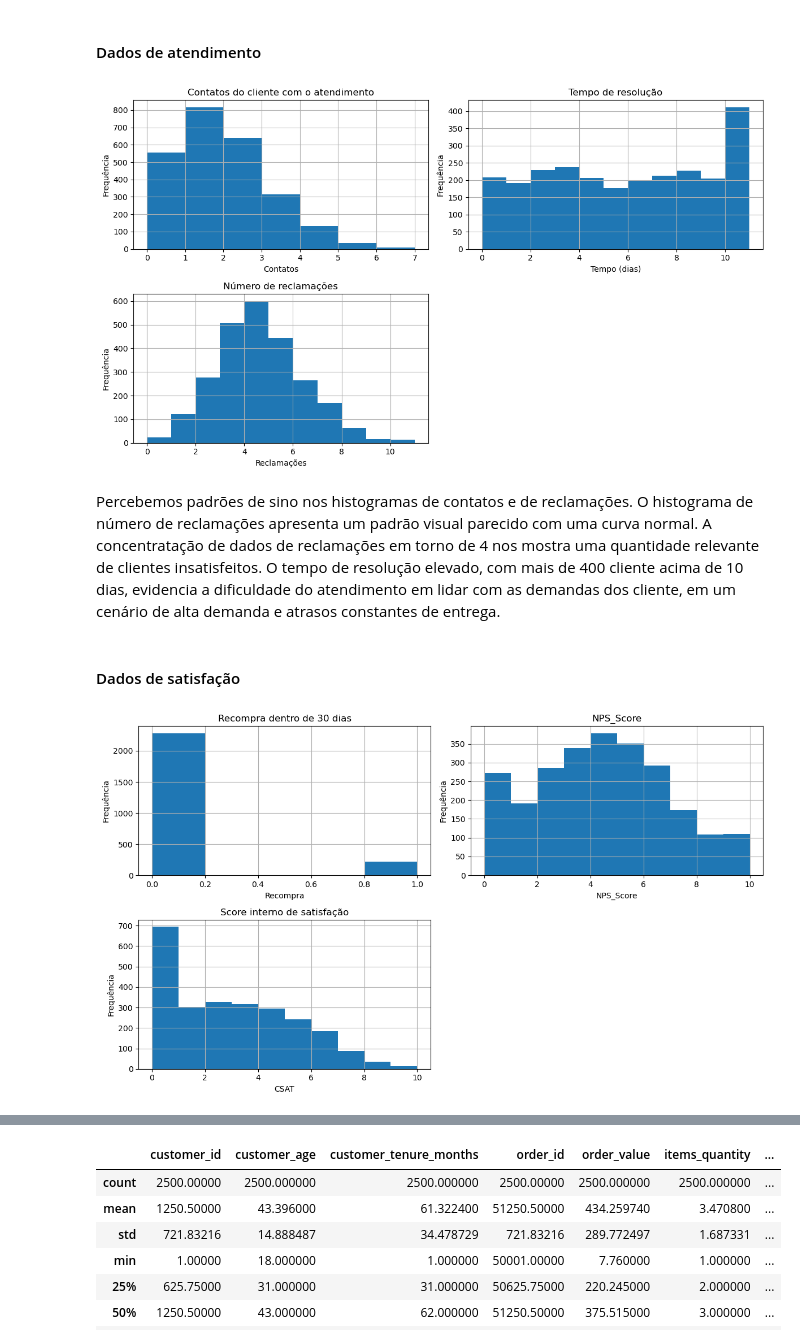
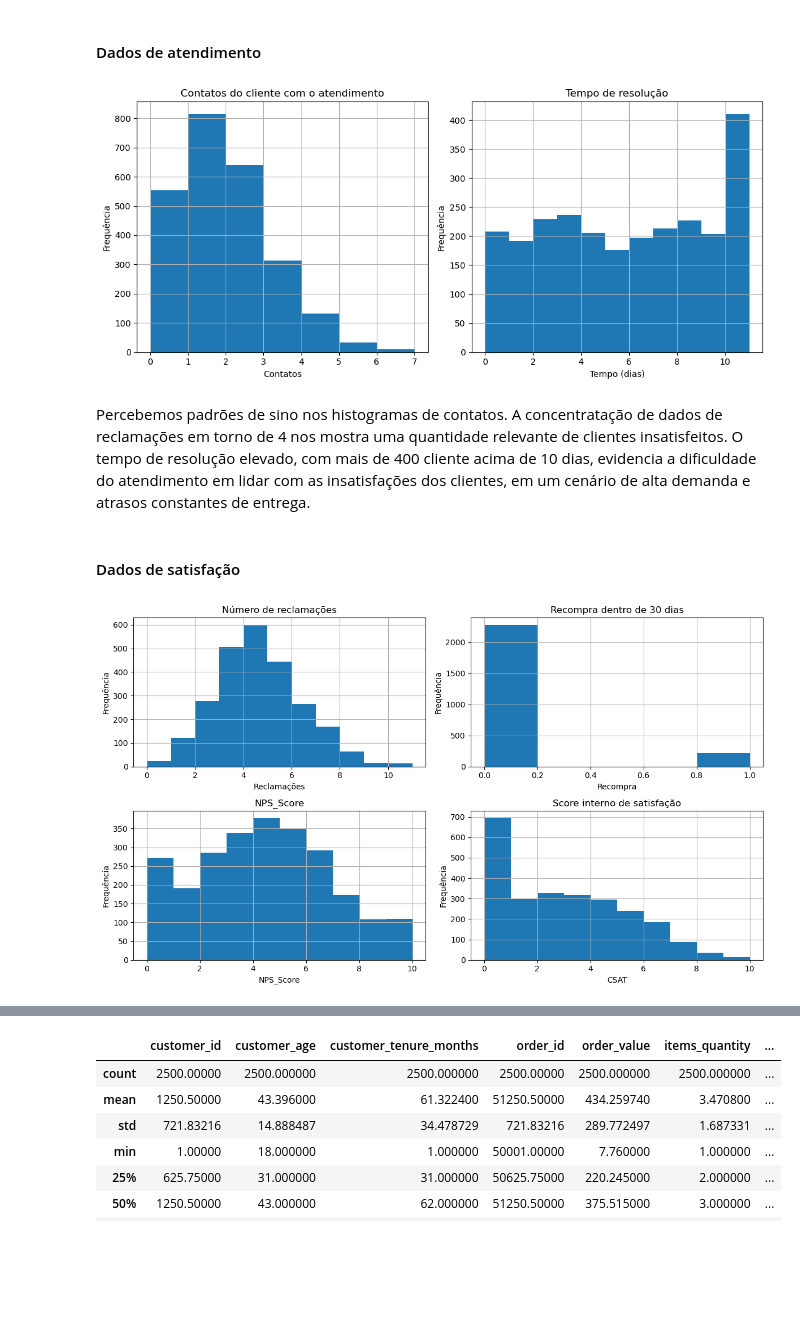
Before and after one commit to 1IAST-G29/TechChallenge-Fase1, a Jupyter notebook: notebooks/tech-challenge.ipynb, the cells around one changed output, grey strips where cells are left out. Drawn from its saved outputs; the diff is of its cells as text; code cells hidden in the pictures; blank space fills up the shorter version.

Commit message:
Versão final do notebook para entrega. Revisem para ver se falta algo

```diff
--- a/notebooks/tech-challenge.ipynb
+++ b/notebooks/tech-challenge.ipynb
@@ -254,66 +257,64 @@ O histograma de entrega mostra 3 barras quase idênticas, o que evidencia que a
 #### Dados de atendimento
 # %%
 #Grades do plot em duas linhas e duas colunas
-fig, axs = plt.subplots(2, 2, figsize=(12, 7))
+fig, axs = plt.subplots(1, 2, figsize=(11, 5))
 
-# Gráfico 11, contendo o histograma do nº de contatos do cliente com o atendimento
-df['customer_service_contacts'].hist(bins=7, ax = axs[0,0])
-axs[0,0].set_xlabel('Contatos')
-axs[0,0].set_ylabel('Frequência')
-axs[0,0].set_title('Contatos do cliente com o atendimento')
-axs[0,0].grid(True)
+# Gráfico 12, contendo o histograma do nº de contatos do cliente com o atendimento
+df['customer_service_contacts'].hist(bins=7, ax = axs[0])
+axs[0].set_xlabel('Contatos')
+axs[0].set_ylabel('Frequência')
+axs[0].set_title('Contatos do cliente com o atendimento')
+axs[0].grid(True)
 
-# Gráfico 12, contendo o histograma dos dias que demoram para a resolução das demandas dos clientes
-df['resolution_time_days'].hist(bins=11, ax = axs[0,1])
-axs[0,1].set_xlabel('Tempo (dias)')
-axs[0,1].set_ylabel('Frequência')
-axs[0,1].set_title('Tempo de resolução')
-axs[0,1].grid(True)
+# Gráfico 13, contendo o histograma dos dias que demoram para a resolução das demandas dos clientes
+df['resolution_time_days'].hist(bins=11, ax = axs[1])
+axs[1].set_xlabel('Tempo (dias)')
+axs[1].set_ylabel('Frequência')
+axs[1].set_title('Tempo de resolução')
+axs[1].grid(True)
 
-# Gráfico 13, contendo o histograma do número de reclamações
-df['complaints_count'].hist(bins=11, ax = axs[1,0])
-axs[1,0].set_xlabel('Reclamações')
-axs[1,0].set_ylabel('Frequência')
-axs[1,0].set_title('Número de reclamações')
-axs[1,0].grid(True)
-
-axs[1,1].axis('off')
 plt.tight_layout()
 plt.show()
 # %% [output]
-[figure, old version]
+[figure, new version]
 # %% [markdown]
-Percebemos padrões de sino nos histogramas de contatos e de reclamações. O histograma de número de reclamações apresenta um padrão visual parecido com uma curva normal. A concentratação de dados de reclamações em torno de 4 nos mostra uma quantidade relevante de clientes insatisfeitos. O tempo de resolução elevado, com mais de 400 cliente acima de 10 dias, evidencia a dificuldade do atendimento em lidar com as demandas dos cliente, em um cenário de alta demanda e atrasos constantes de entrega.
+Percebemos padrões de sino nos histogramas de contatos. A concentratação de dados de reclamações em torno de 4 nos mostra uma quantidade relevante de clientes insatisfeitos. O tempo de resolução elevado, com mais de 400 cliente acima de 10 dias, evidencia a dificuldade do atendimento em lidar com as insatisfações dos clientes, em um cenário de alta demanda e atrasos constantes de entrega.
 # %% [markdown]
 #### Dados de satisfação
 # %%
 #Grades do plot em duas linhas e duas colunas
 fig, axs = plt.subplots(2, 2, figsize=(12, 7))
 
-# Gráfico 14, contendo o histograma das recompras dentro de um mês
-df['repeat_purchase_30d'].hist(bins=5, ax = axs[0,0])
-axs[0,0].set_xlabel('Recompra')
+# Gráfico 14, contendo o histograma do número de reclamações
+df['complaints_count'].hist(bins=11, ax = axs[0,0])
+axs[0,0].set_xlabel('Reclamações')
 axs[0,0].set_ylabel('Frequência')
-axs[0,0].set_title('Recompra dentro de 30 dias')
+axs[0,0].set_title('Número de reclamações')
 axs[0,0].grid(True)
 
-# Gráfico 15, contendo o histograma dos NPS_Score
-df['nps_score'].hist(bins=10, ax = axs[0,1])
-axs[0,1].set_xlabel('NPS_Score')
+# Gráfico 15, contendo o histograma das recompras dentro de um mês
+df['repeat_purchase_30d'].hist(bins=5, ax = axs[0,1])
+axs[0,1].set_xlabel('Recompra')
 axs[0,1].set_ylabel('Frequência')
-axs[0,1].set_title('NPS_Score')
+axs[0,1].set_title('Recompra dentro de 30 dias')
 axs[0,1].grid(True)
 
-# Gráfico 16, contendo o histograma dos dados de CSAT
-df['csat_internal_score'].hist(bins=10, ax = axs[1,0])
-axs[1,0].set_xlabel('CSAT')
+# Gráfico 16, contendo o histograma dos NPS_Score
+df['nps_score'].hist(bins=10, ax = axs[1,0])
+axs[1,0].set_xlabel('NPS_Score')
 axs[1,0].set_ylabel('Frequência')
-axs[1,0].set_title('Score interno de satisfação')
+axs[1,0].set_title('NPS_Score')
 axs[1,0].grid(True)
 
-axs[1,1].axis('off')
+# Gráfico 17, contendo o histograma dos dados de CSAT
+df['csat_internal_score'].hist(bins=10, ax = axs[1,1])
+axs[1,1].set_xlabel('CSAT')
+axs[1,1].set_ylabel('Frequência')
+axs[1,1].set_title('Score interno de satisfação')
+axs[1,1].grid(True)
+
 plt.tight_layout()
 plt.show()
 # %% [output]
-[figure, old version]
+[figure, new version]
 # %% [markdown]
```
Also changed, not shown: parts of 67 cells of this notebook, 1 other file.
